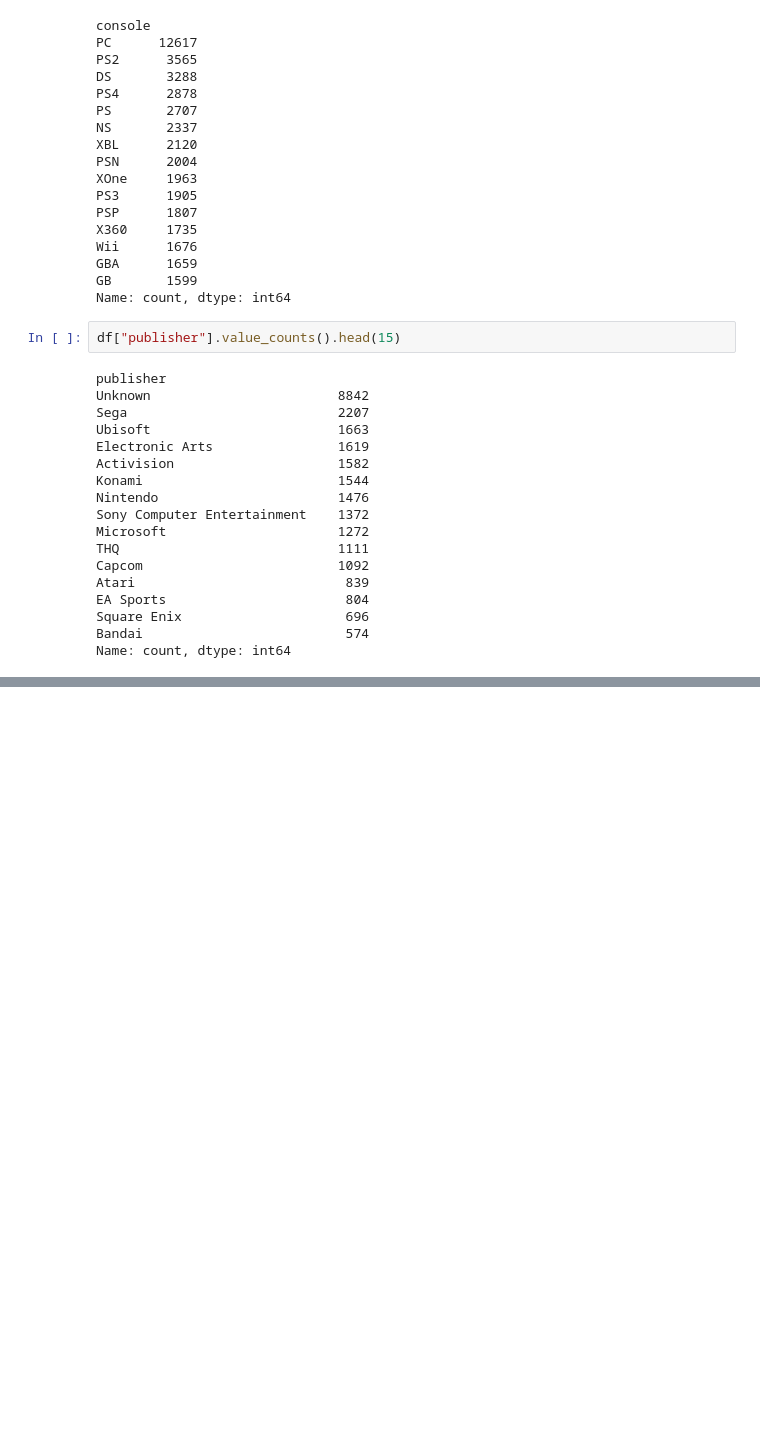
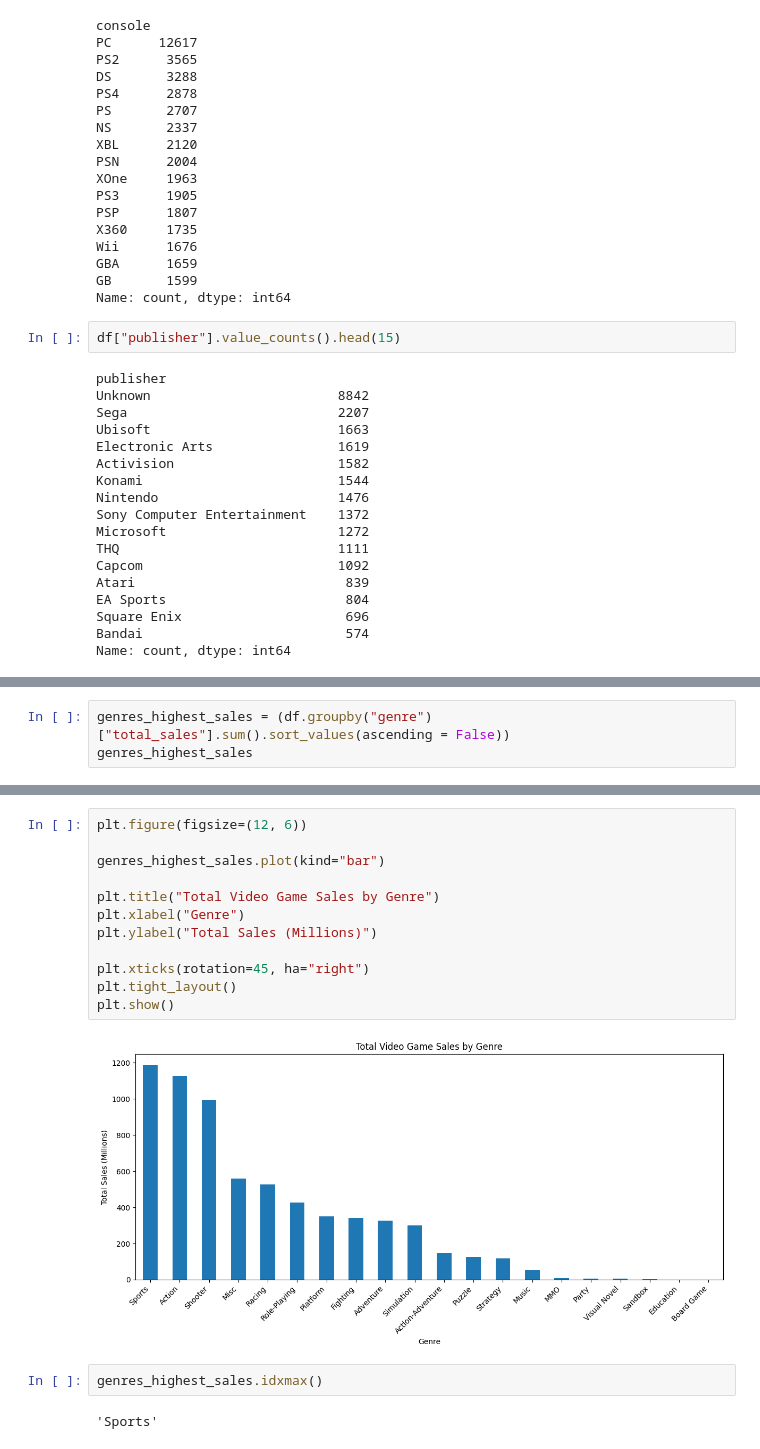
Before and after one commit to kosanicale/video-game-sales-analytics, a Jupyter notebook: analysis.ipynb, the cells around one changed output, grey strips where cells are left out. Cells and saved outputs as stored; diff of their text form; blank space fills up the shorter version.

```diff
--- a/analysis.ipynb
+++ b/analysis.ipynb
@@ -130,0 +224,3 @@ Name: count, dtype: int64
+# %%
+genres_highest_sales = (df.groupby("genre")["total_sales"].sum().sort_values(ascending = False))
+genres_highest_sales
@@ -130,0 +245,18 @@ Name: count, dtype: int64
+# %%
+plt.figure(figsize=(12, 6))
+
+genres_highest_sales.plot(kind="bar")
+
+plt.title("Total Video Game Sales by Genre")
+plt.xlabel("Genre")
+plt.ylabel("Total Sales (Millions)")
+
+plt.xticks(rotation=45, ha="right")
+plt.tight_layout()
+plt.show()
+# %% [output]
+[figure, added]
+# %%
+genres_highest_sales.idxmax()
+# %% [output]
+'Sports'
```
Also changed, not shown: parts of 65 cells of this notebook.
